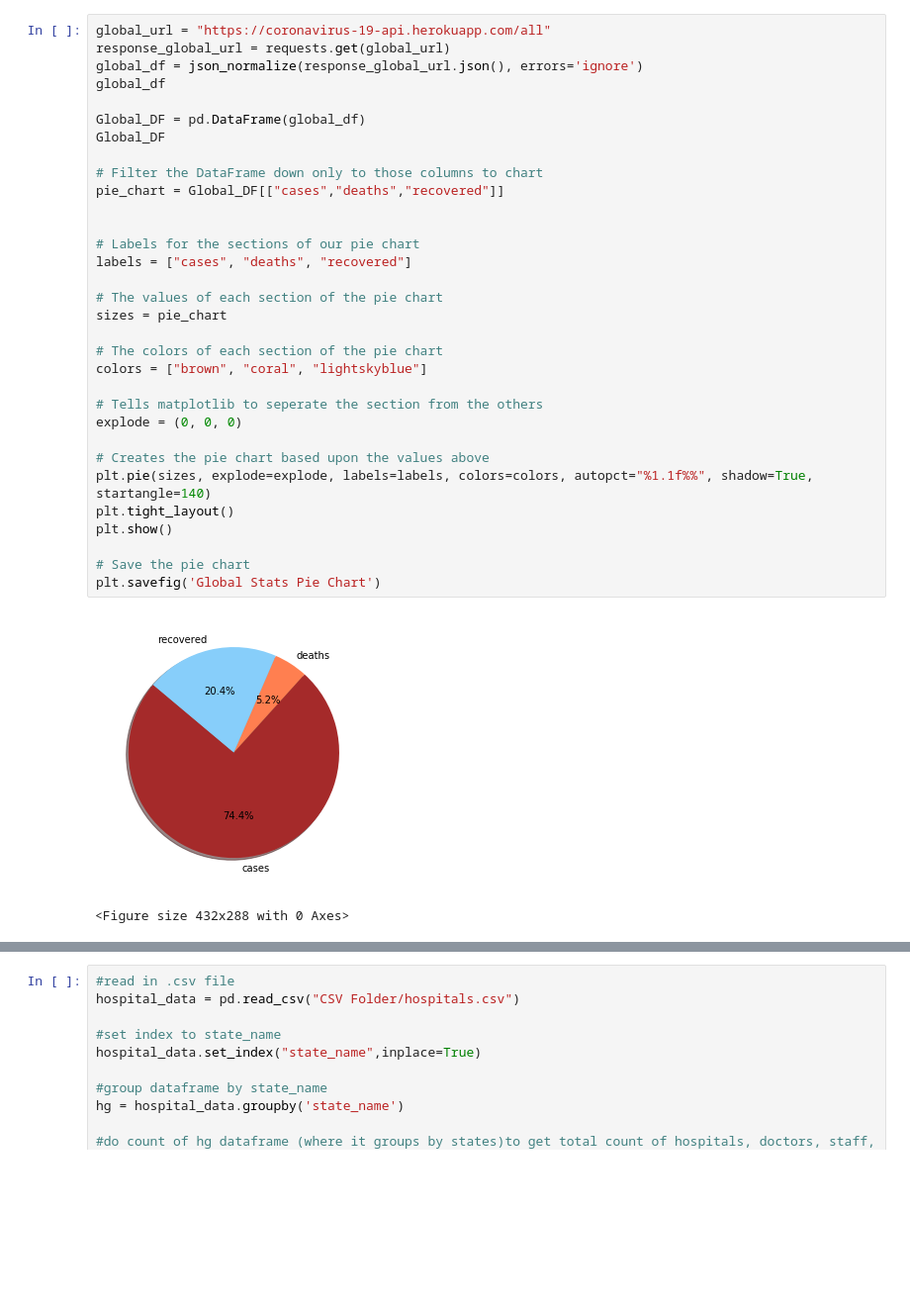
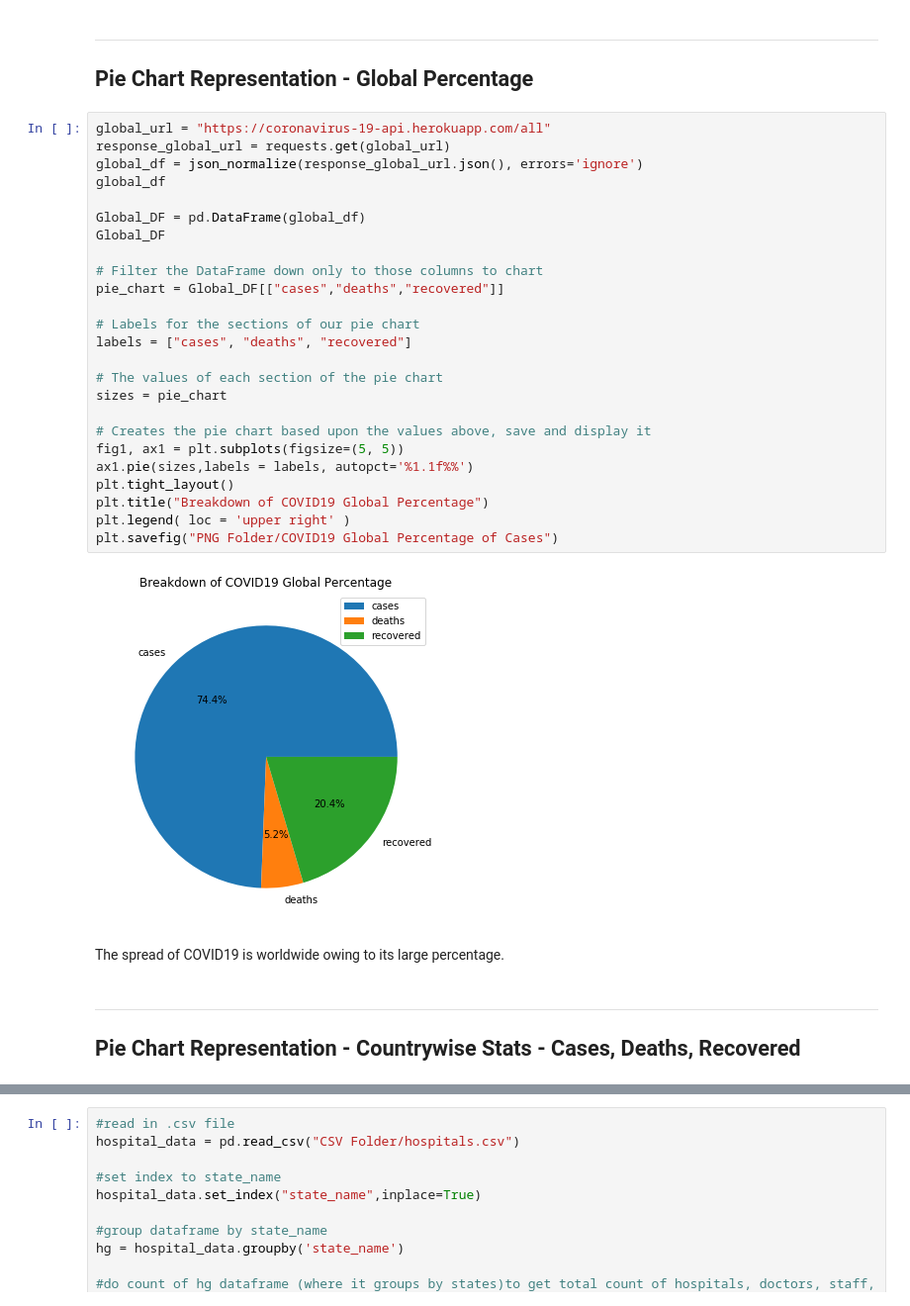
Before and after one commit to lmstevens/Group_Project_1, a Jupyter notebook: Shweta_ChartsAndPlots_Analysis.ipynb, the cells around one changed output, grey strips where cells are left out. Shown at 99% size. Cells and saved outputs as stored; diff of their text form; blank space fills up the shorter version.

Commit message:
Updated Plots and PNGs

```diff
--- a/Shweta_ChartsAndPlots_Analysis.ipynb
+++ b/Shweta_ChartsAndPlots_Analysis.ipynb
@@ -18,35 +19,37 @@ from random import uniform
+# %% [markdown]
+-------------------------------------------------------------------------------------------------------------------------------
+Pie Chart Representation - Global Percentage
+---------------------------------------------------------------------------
 # %%
 global_url = "https://coronavirus-19-api.herokuapp.com/all"
 response_global_url = requests.get(global_url)
 global_df = json_normalize(response_global_url.json(), errors='ignore')
 global_df
 
 Global_DF = pd.DataFrame(global_df)
 Global_DF
 
 # Filter the DataFrame down only to those columns to chart
 pie_chart = Global_DF[["cases","deaths","recovered"]]
 
-
 # Labels for the sections of our pie chart
 labels = ["cases", "deaths", "recovered"]
 
 # The values of each section of the pie chart
 sizes = pie_chart
 
-# The colors of each section of the pie chart
-colors = ["brown", "coral", "lightskyblue"]
-
-# Tells matplotlib to seperate the section from the others
-explode = (0, 0, 0)
-
-# Creates the pie chart based upon the values above
-plt.pie(sizes, explode=explode, labels=labels, colors=colors, autopct="%1.1f%%", shadow=True, startangle=140)
+# Creates the pie chart based upon the values above, save and display it
+fig1, ax1 = plt.subplots(figsize=(5, 5))
+ax1.pie(sizes,labels = labels, autopct='%1.1f%%')
 plt.tight_layout()
-plt.show()
-
-# Save the pie chart
-plt.savefig('Global Stats Pie Chart')
+plt.title("Breakdown of COVID19 Global Percentage")
+plt.legend( loc = 'upper right' )
+plt.savefig("PNG Folder/COVID19 Global Percentage of Cases")
 # %% [output]
-[figure, old version]
+[figure, new version]
-<Figure size 432x288 with 0 Axes>
+# %% [markdown]
+The spread of COVID19 is worldwide owing to its large percentage.
+# %% [markdown]
+-------------------------------------------------------------------------------------------------------------------------------
+Pie Chart Representation - Countrywise Stats - Cases, Deaths, Recovered
+--------------------------------------------------------------------------------------------------------------------
```
Also changed, not shown: parts of 35 cells of this notebook, 9 other files.
